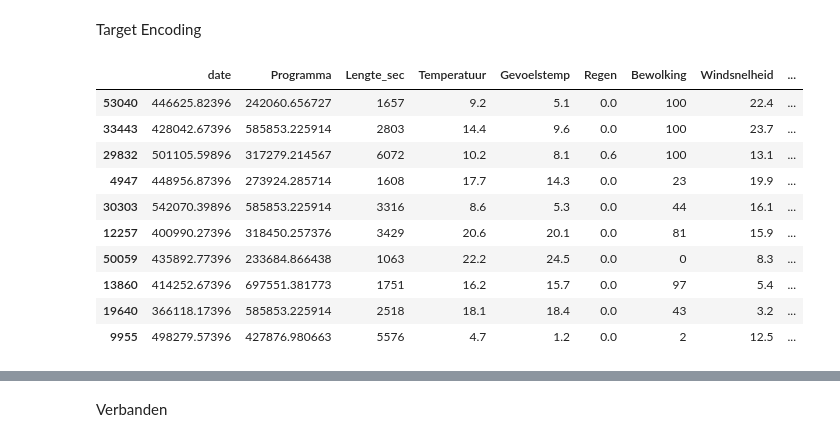
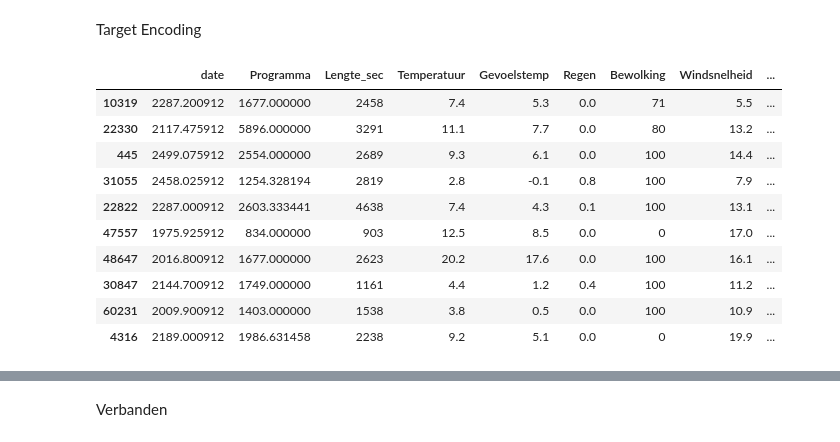
Before and after one commit to zhebii/ML_project_kijkcijfers, a Jupyter notebook: 04models.ipynb, the cells around one changed output, grey strips where cells are left out. Saved outputs shown, nothing was run; the diff lists cells and outputs as text; code cells hidden in the pictures.

```diff
--- a/04models.ipynb
+++ b/04models.ipynb
@@ -40,5 +40,9 @@ def lagFeatures(df, n):
   return df
 # %%
 cleanData = lagFeatures(cleanData, 3)
+cleanData['Kanaal'] = cleanData['Kanaal'].str.replace(' ', '_')
+
+print(cleanData['Kanaal'].unique())
+
 cleanData[cleanData['Programma'] == 'THUIS'][['FullDate', 'Kijkers', 'KijkersLag1', 'KijkersLag2', 'KijkersLag3']]
 # %% [output]
@@ -115,22 +124,22 @@ Target Encoding
 # %%
 #target encoding voor medium kardinaliteiten
 targetEncoding = TargetEncoder()
 medKardinaliteit = cleanData[['date', 'Programma', 'Lengte_sec', 'Temperatuur', 'Gevoelstemp', 'Regen', 'Bewolking', 'Windsnelheid', 'Zonnenschijn']]
 #verdere feature engineering op vorig model
-target = targetEncoding.fit_transform(medKardinaliteit, cleanData['Kijkers'])
+target = targetEncoding.fit_transform(medKardinaliteit, cleanData['Programma'])
 target.sample(10)
 # %% [output]
 |  | date | Programma | Lengte_sec | Temperatuur | Gevoelstemp | Regen | Bewolking | Windsnelheid | ... |
-| 53040 | 446625.82396 | 242060.656727 | 1657 | 9.2 | 5.1 | 0.0 | 100 | 22.4 | ... |
-| 33443 | 428042.67396 | 585853.225914 | 2803 | 14.4 | 9.6 | 0.0 | 100 | 23.7 | ... |
-| 29832 | 501105.59896 | 317279.214567 | 6072 | 10.2 | 8.1 | 0.6 | 100 | 13.1 | ... |
-| 4947 | 448956.87396 | 273924.285714 | 1608 | 17.7 | 14.3 | 0.0 | 23 | 19.9 | ... |
-| 30303 | 542070.39896 | 585853.225914 | 3316 | 8.6 | 5.3 | 0.0 | 44 | 16.1 | ... |
-| 12257 | 400990.27396 | 318450.257376 | 3429 | 20.6 | 20.1 | 0.0 | 81 | 15.9 | ... |
-| 50059 | 435892.77396 | 233684.866438 | 1063 | 22.2 | 24.5 | 0.0 | 0 | 8.3 | ... |
-| 13860 | 414252.67396 | 697551.381773 | 1751 | 16.2 | 15.7 | 0.0 | 97 | 5.4 | ... |
-| 19640 | 366118.17396 | 585853.225914 | 2518 | 18.1 | 18.4 | 0.0 | 43 | 3.2 | ... |
-| 9955 | 498279.57396 | 427876.980663 | 5576 | 4.7 | 1.2 | 0.0 | 2 | 12.5 | ... |
+| 10319 | 2287.200912 | 1677.000000 | 2458 | 7.4 | 5.3 | 0.0 | 71 | 5.5 | ... |
+| 22330 | 2117.475912 | 5896.000000 | 3291 | 11.1 | 7.7 | 0.0 | 80 | 13.2 | ... |
+| 445 | 2499.075912 | 2554.000000 | 2689 | 9.3 | 6.1 | 0.0 | 100 | 14.4 | ... |
+| 31055 | 2458.025912 | 1254.328194 | 2819 | 2.8 | -0.1 | 0.8 | 100 | 7.9 | ... |
+| 22822 | 2287.000912 | 2603.333441 | 4638 | 7.4 | 4.3 | 0.1 | 100 | 13.1 | ... |
+| 47557 | 1975.925912 | 834.000000 | 903 | 12.5 | 8.5 | 0.0 | 0 | 17.0 | ... |
+| 48647 | 2016.800912 | 1677.000000 | 2623 | 20.2 | 17.6 | 0.0 | 100 | 16.1 | ... |
+| 30847 | 2144.700912 | 1749.000000 | 1161 | 4.4 | 1.2 | 0.4 | 100 | 11.2 | ... |
+| 60231 | 2009.900912 | 1403.000000 | 1538 | 3.8 | 0.5 | 0.0 | 100 | 10.9 | ... |
+| 4316 | 2189.000912 | 1986.631458 | 2238 | 9.2 | 5.1 | 0.0 | 0 | 19.9 | ... |
 # %%
 cleanData = cleanData.drop(columns=['date', 'Programma', 'Lengte_sec', 'Temperatuur', 'Gevoelstemp', 'Regen', 'Bewolking', 'Windsnelheid', 'Zonnenschijn'])
 cleanData = pd.concat([cleanData, target], axis=1)
```
Also changed, not shown: parts of 22 cells of this notebook, 6 other files.
